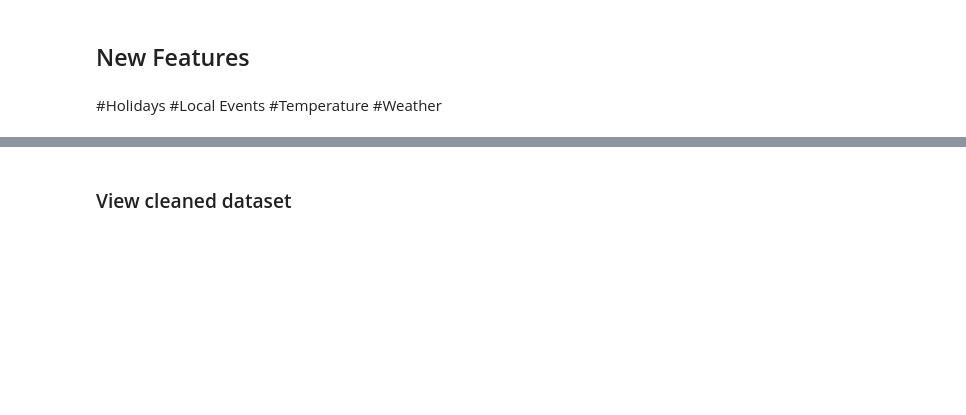
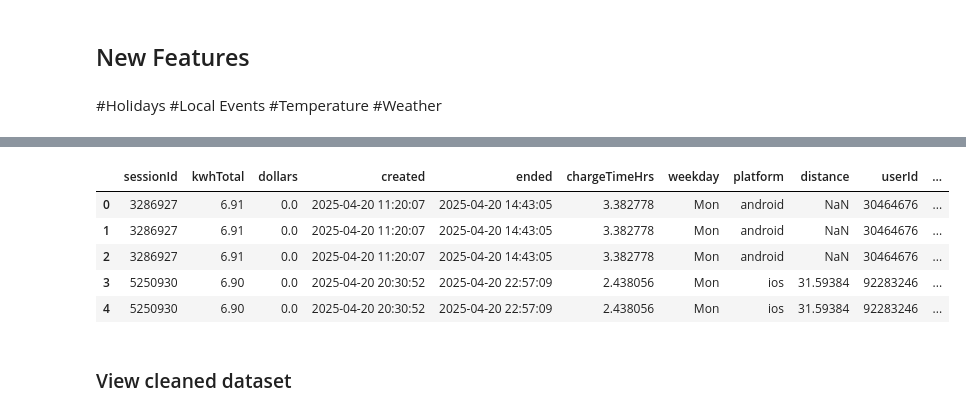
Before and after one commit to Chameleon-company/EVAT-Data-Science, a Jupyter notebook: Use_Cases/Congestion Prediction/Data preprocessing.ipynb, the cells around one changed output, grey strips where cells are left out. Drawn from its saved outputs; the diff is of its cells as text; code cells hidden in the pictures; blank space fills up the shorter version.

```diff
--- a/Use_Cases/Congestion Prediction/Data preprocessing.ipynb
+++ b/Use_Cases/Congestion Prediction/Data preprocessing.ipynb
@@ -532,3 +639,14 @@ df = df.merge(weather_df, on='date', how='left')
+# %%
+df_pedestrian_api['sensing_date'] = pd.to_datetime(df_pedestrian_api['sensing_date'])
+df_new = df_new.merge(df_pedestrian_api, left_on=['date','created_hour'], right_on=['sensing_date','hourday'], how='inner')
+df_new.head()
+# %% [output]
+|  | sessionId | kwhTotal | dollars | created | ended | chargeTimeHrs | weekday | platform | distance | userId | ... |
+| 0 | 3286927 | 6.91 | 0.0 | 2025-04-20 11:20:07 | 2025-04-20 14:43:05 | 3.382778 | Mon | android | NaN | 30464676 | ... |
+| 1 | 3286927 | 6.91 | 0.0 | 2025-04-20 11:20:07 | 2025-04-20 14:43:05 | 3.382778 | Mon | android | NaN | 30464676 | ... |
+| 2 | 3286927 | 6.91 | 0.0 | 2025-04-20 11:20:07 | 2025-04-20 14:43:05 | 3.382778 | Mon | android | NaN | 30464676 | ... |
+| 3 | 5250930 | 6.90 | 0.0 | 2025-04-20 20:30:52 | 2025-04-20 22:57:09 | 2.438056 | Mon | ios | 31.59384 | 92283246 | ... |
+| 4 | 5250930 | 6.90 | 0.0 | 2025-04-20 20:30:52 | 2025-04-20 22:57:09 | 2.438056 | Mon | ios | 31.59384 | 92283246 | ... |
 # %% [markdown]
 ### View cleaned dataset
 # %%
```
Also changed, not shown: parts of 14 cells of this notebook.
